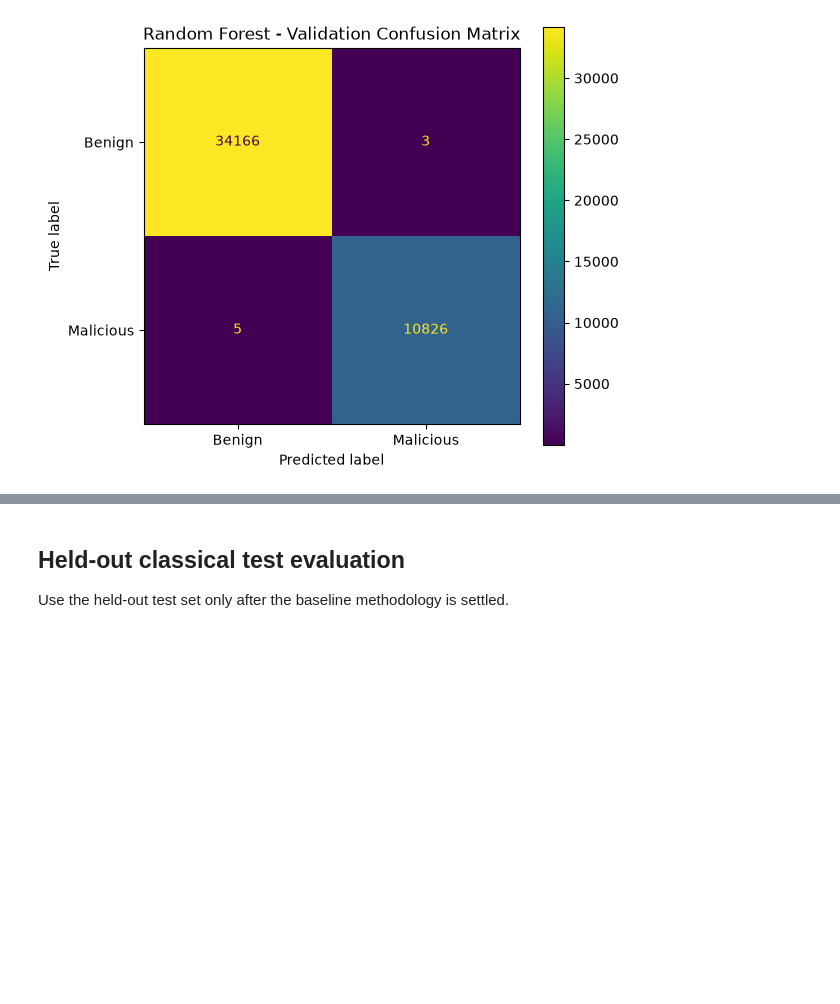
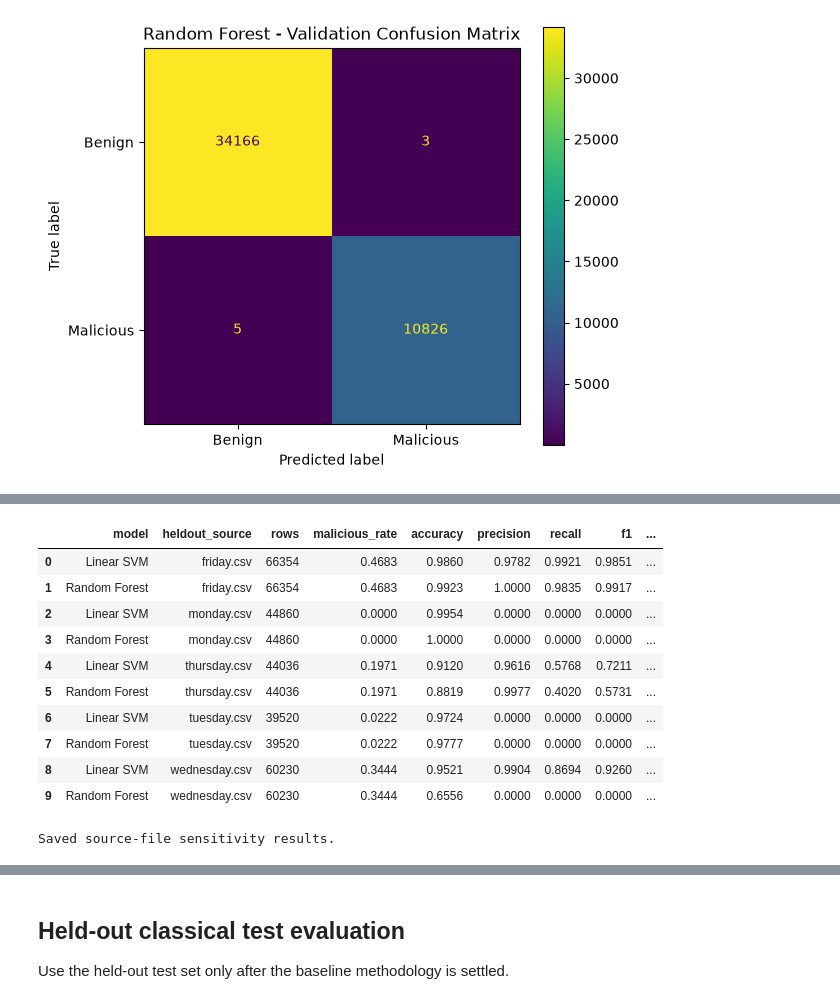
Before and after one commit to OOdunsi/Exploring-Quantum-Computing---CICIDS2017-Dataset-Test, a Jupyter notebook: notebooks/01_cicids2017_classical_baseline_v2.ipynb, the cells around one changed output, grey strips where cells are left out. Drawn from its saved outputs; the diff is of its cells as text; code cells hidden in the pictures; blank space fills up the shorter version.

```diff
--- a/notebooks/01_cicids2017_classical_baseline_v2.ipynb
+++ b/notebooks/01_cicids2017_classical_baseline_v2.ipynb
@@ -1179,0 +1182,22 @@ plt.show()
+# %%
+X_dev = pd.concat(
+    [X_train, X_val],
+    axis=0
+).reset_index(drop=True)
+
+y_dev = pd.concat(
+    [y_train, y_val],
+    axis=0
+).reset_index(drop=True)
+
+meta_dev = pd.concat(
+    [meta_train, meta_val],
+    axis=0
+).reset_index(drop=True)
+
+print("Development pool shape:", X_dev.shape)
+print("Development target counts:")
+print(y_dev.value_counts().sort_index())
+
+print("\nSource-file counts:")
+print(meta_dev["__source_file"].value_counts())
@@ -1179,0 +1504,29 @@ plt.show()
+# %%
+source_sensitivity_df = pd.DataFrame(
+    sensitivity_results
+)
+
+display(
+    source_sensitivity_df.round(4)
+)
+# %% [output]
+|  | model | heldout_source | rows | malicious_rate | accuracy | precision | recall | f1 | ... |
+| 0 | Linear SVM | friday.csv | 66354 | 0.4683 | 0.9860 | 0.9782 | 0.9921 | 0.9851 | ... |
+| 1 | Random Forest | friday.csv | 66354 | 0.4683 | 0.9923 | 1.0000 | 0.9835 | 0.9917 | ... |
+| 2 | Linear SVM | monday.csv | 44860 | 0.0000 | 0.9954 | 0.0000 | 0.0000 | 0.0000 | ... |
+| 3 | Random Forest | monday.csv | 44860 | 0.0000 | 1.0000 | 0.0000 | 0.0000 | 0.0000 | ... |
+| 4 | Linear SVM | thursday.csv | 44036 | 0.1971 | 0.9120 | 0.9616 | 0.5768 | 0.7211 | ... |
+| 5 | Random Forest | thursday.csv | 44036 | 0.1971 | 0.8819 | 0.9977 | 0.4020 | 0.5731 | ... |
+| 6 | Linear SVM | tuesday.csv | 39520 | 0.0222 | 0.9724 | 0.0000 | 0.0000 | 0.0000 | ... |
+| 7 | Random Forest | tuesday.csv | 39520 | 0.0222 | 0.9777 | 0.0000 | 0.0000 | 0.0000 | ... |
+| 8 | Linear SVM | wednesday.csv | 60230 | 0.3444 | 0.9521 | 0.9904 | 0.8694 | 0.9260 | ... |
+| 9 | Random Forest | wednesday.csv | 60230 | 0.3444 | 0.6556 | 0.0000 | 0.0000 | 0.0000 | ... |
+# %%
+source_sensitivity_df.to_csv(
+    RESULTS_DIR / "source_file_sensitivity_results.csv",
+    index=False
+)
+
+print("Saved source-file sensitivity results.")
+# %% [output]
+Saved source-file sensitivity results.
```
Also changed, not shown: parts of 11 cells of this notebook.
